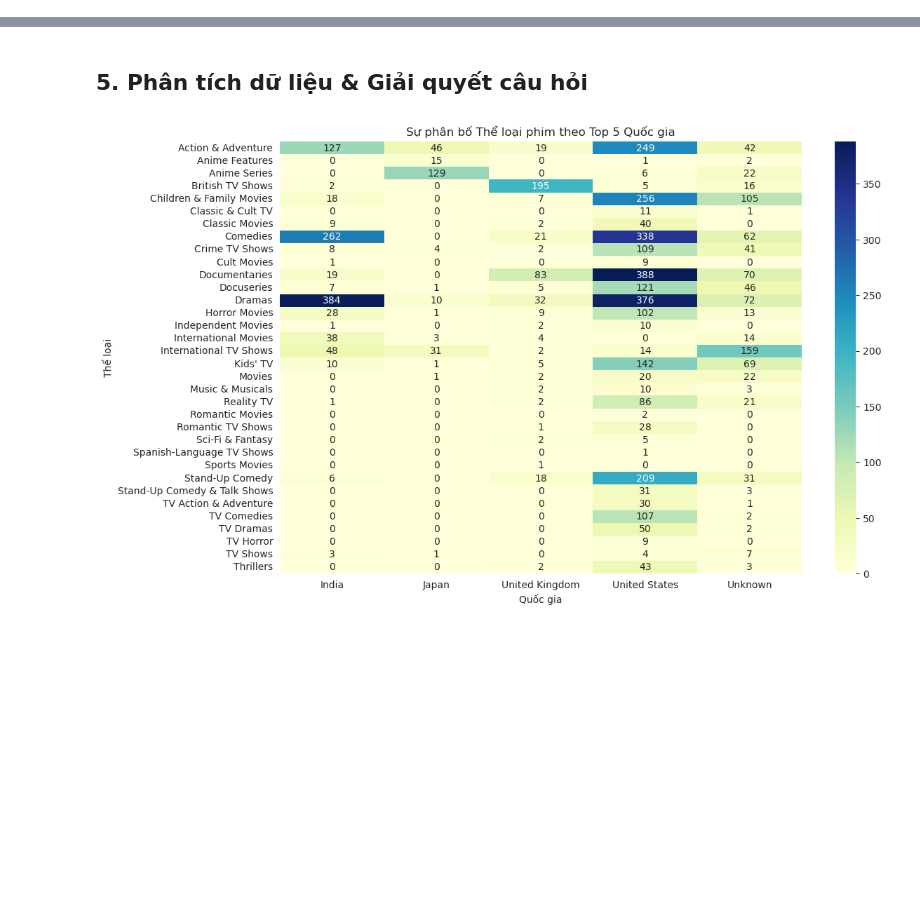
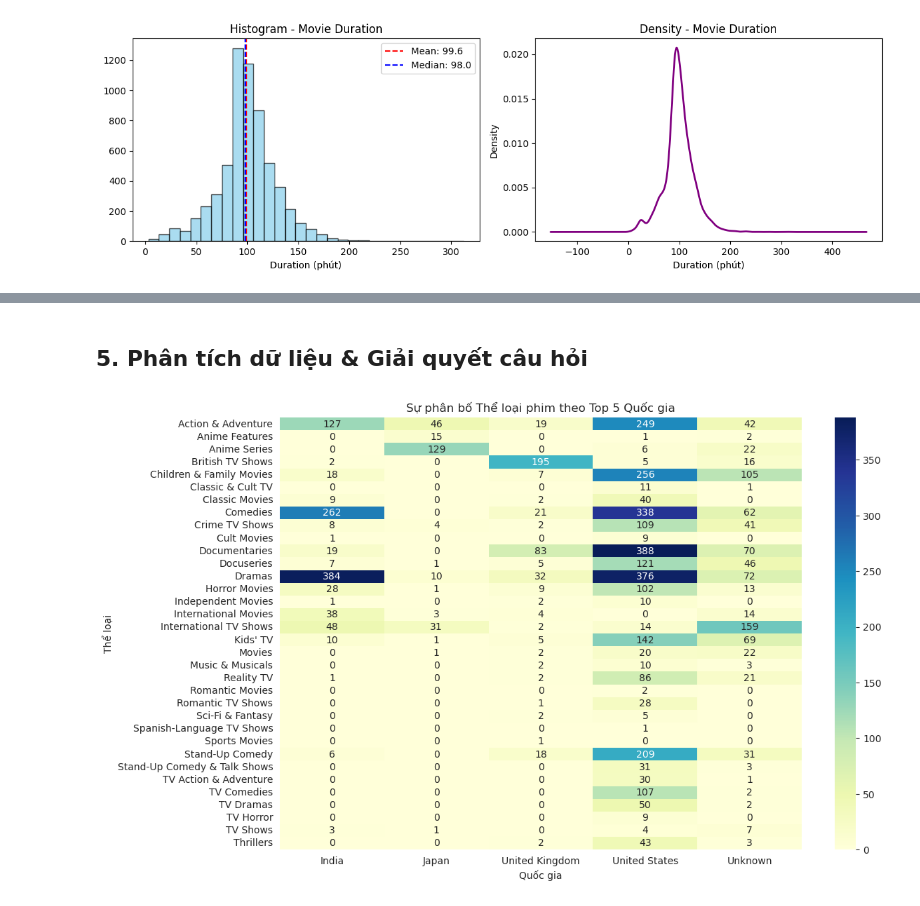
Before and after one commit to trungkienjjj/ds-netflix-analysis, a Jupyter notebook: final.ipynb, the cells around one changed output, grey strips where cells are left out. Drawn from its saved outputs; the diff is of its cells as text; code cells hidden in the pictures; blank space fills up the shorter version.

Commit message:
add content

```diff
--- a/final.ipynb
+++ b/final.ipynb
@@ -149,0 +179,2 @@ Dựa trên dữ liệu đã làm sạch, nhóm đặt ra 4 câu hỏi trọng t
+# %%
+df = df.drop(columns=['show_id', 'description'])
@@ -149,0 +203,6 @@ Dựa trên dữ liệu đã làm sạch, nhóm đặt ra 4 câu hỏi trọng t
+# %%
+# Chuyển cột `duration` sang số (lấy phần số)
+df['duration'] = df['duration'].astype(str).str.extract('([0-9]+)')
+df['duration'] = df['duration'].astype('Int64')
+# Chuẩn hóa `date_added` (loại bỏ format không hợp lệ)
+df['date_added'] = pd.to_datetime(df['date_added'].str.strip(), errors='coerce')
@@ -149,0 +213,83 @@ Dựa trên dữ liệu đã làm sạch, nhóm đặt ra 4 câu hỏi trọng t
+# %%
+# Các cột số cần phân tích
+num_cols = ['duration', 'release_year']
+
+for col in num_cols:
+    if col not in df.columns:
+        continue
+
+    # Xử lý đặc biệt cho cột duration: Tách riêng Movie và TV Show
+    if col == 'duration':
+        print(f"\n{'='*60}")
+        print(f"PHÂN TÍCH CỘT: {col.upper()} (Tách theo Type)")
+        print(f"{'='*60}")
+
+        for content_type in ['Movie', 'TV Show']:
+            # Lọc dữ liệu theo loại
+            subset = df[df['type'] == content_type][col].dropna().astype(float)
+
+            if subset.empty:
+                print(f"\n{content_type}: Không có dữ liệu để phân tích.")
+                continue
+
+            mean_val = subset.mean()
+            median_val = subset.median()
+            std_val = subset.std()
+
+
+            unit = "phút" if content_type == 'Movie' else "mùa"
+
+            print(f"\n--- {content_type} ({unit}) ---")
+            print(f"Mean: {mean_val:.2f} | Median: {median_val:.2f} | Std: {std_val:.2f}")
+
+
+            # Vẽ biểu đồ cho từng loại
+            fig, axes = plt.subplots(1, 2, figsize=(12, 4))
+
+            # Histogram
+            axes[0].hist(subset, bins=30, color='skyblue' if content_type=='Movie' else 'lightgreen',
+                         edgecolor='black', alpha=0.7)
+            axes[0].axvline(mean_val, color='red', linestyle='--', label=f'Mean: {mean_val:.1f}')
+            axes[0].axvline(median_val, color='blue', linestyle='--', label=f'Median: {median_val:.1f}')
+            axes[0].set_title(f'Histogram - {content_type} Duration')
+            axes[0].set_xlabel(f'Duration ({unit})')
+            axes[0].legend()
+
+            # Density
+            subset.plot(kind='density', ax=axes[1], color='purple', linewidth=2)
+            axes[1].set_title(f'Density - {content_type} Duration')
+            axes[1].set_xlabel(f'Duration ({unit})')
+
+            plt.tight_layout()
+            plt.show()
+
+    else:
+        # Xử lý chung cho các cột khác (như release_year)
+        data = df[col].dropna().astype(float)
+
+        if data.empty:
+            continue
+
+        mean_val = data.mean()
+        median_val = data.median()
+        std_val = data.std()
+        skew_val = skew(data)
+        kurt_val = kurtosis(data)
+
+        print(f"\n{'='*60}")
+        print(f"PHÂN TÍCH CỘT: {col.upper()}")
+        print(f"{'='*60}")
+        print(f"Mean: {mean_val:.2f} | Median: {median_val:.2f} | Std: {std_val:.2f}")
+        print(f"Skewness: {skew_val:.2f} | Kurtosis: {kurt_val:.2f}")
+
+        # Vẽ biểu đồ chung
+        fig, axes = plt.subplots(1, 2, figsize=(12, 4))
+        axes[0].hist(data, bins=30, color='orange', edgecolor='black', alpha=0.7)
+        axes[0].set_title(f'Histogram - {col}')
+
+        data.plot(kind='density', ax=axes[1], color='darkred', linewidth=2)
+        axes[1].set_title(f'Density - {col}')
+
+        plt.tight_layout()
+        plt.show()
+# %% [output]
@@ -149,0 +302 @@ Dựa trên dữ liệu đã làm sạch, nhóm đặt ra 4 câu hỏi trọng t
+[figure, added]
```
Also changed, not shown: parts of 43 cells of this notebook.
